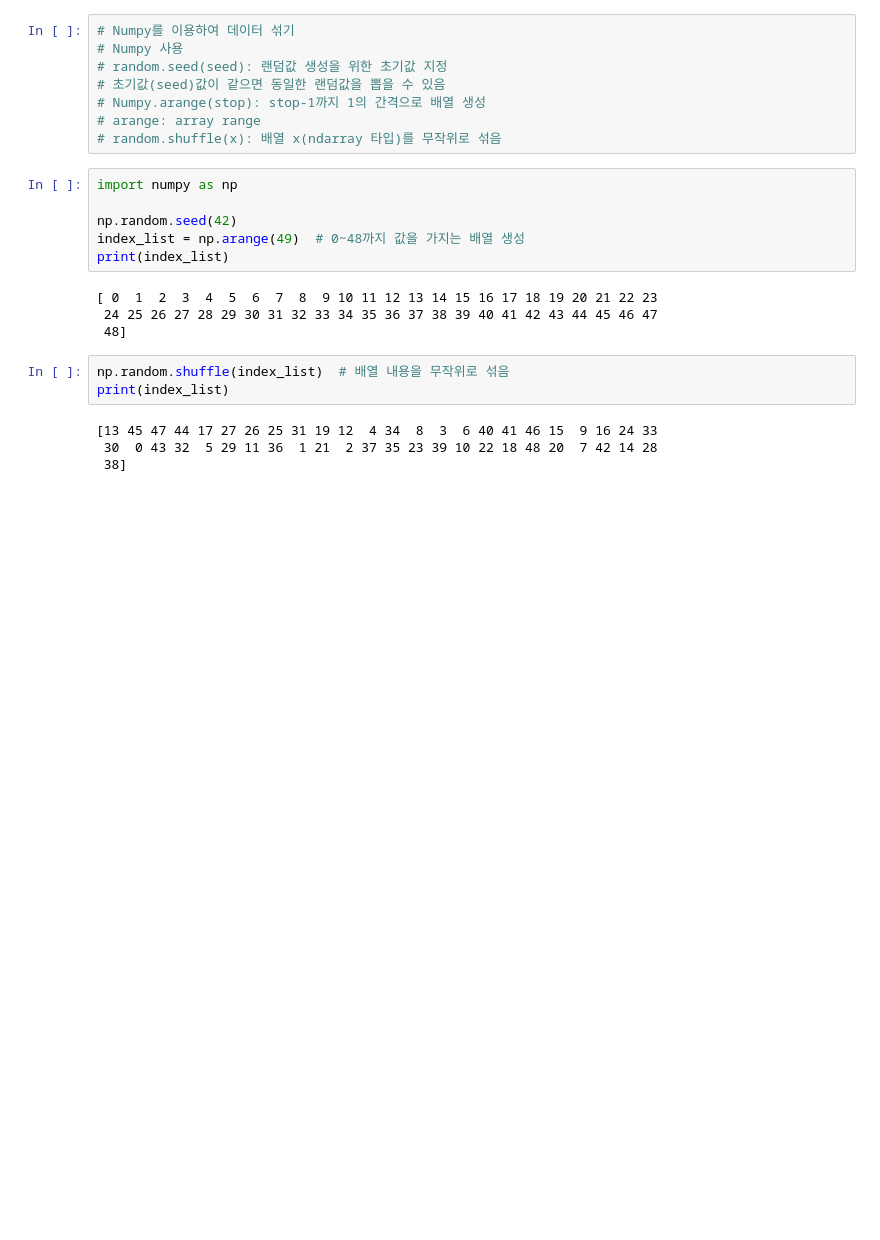
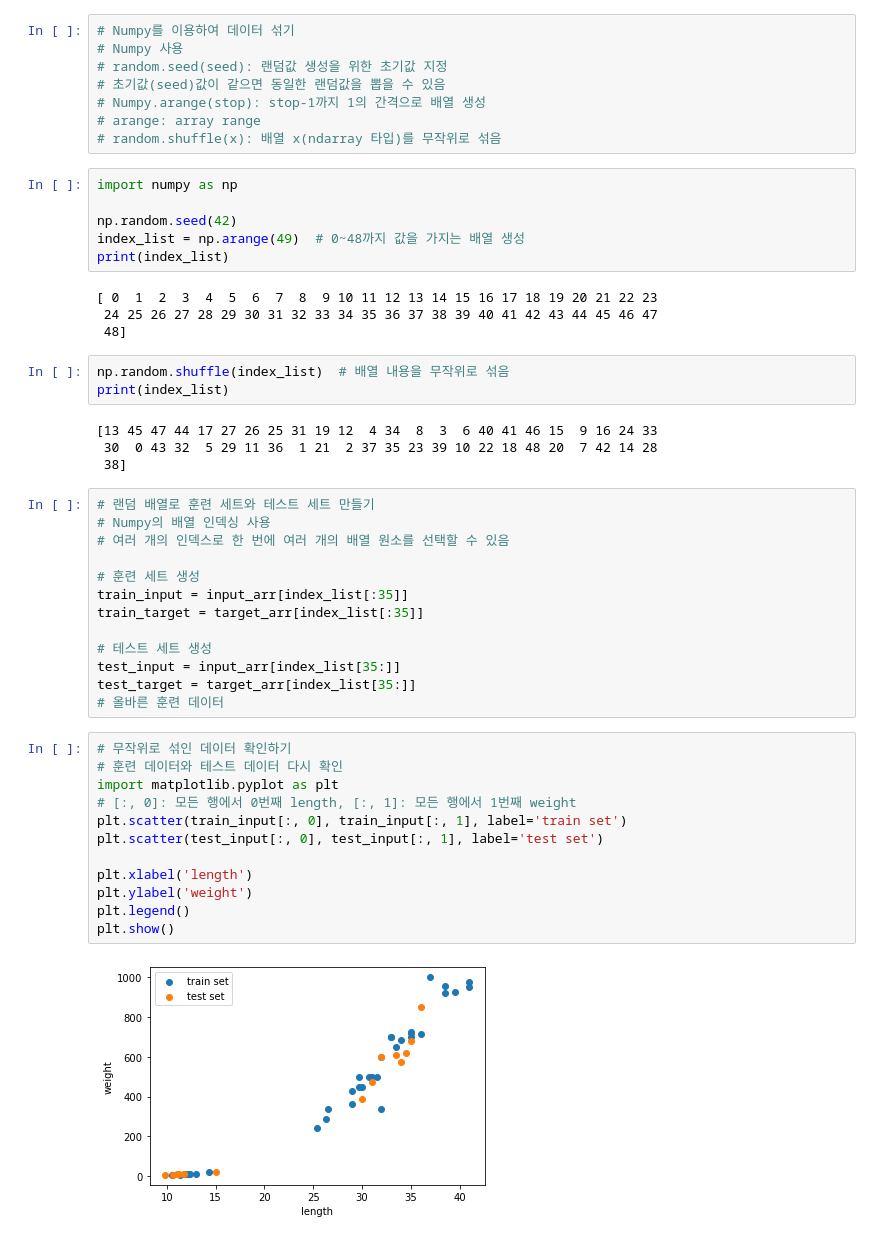
Before and after one commit to doyoung0926/study, a Jupyter notebook: study_machine_0830_2.ipynb, the cells around one changed output. Cells and saved outputs as stored; diff of their text form; blank space fills up the shorter version.

```diff
--- a/study_machine_0830_2.ipynb
+++ b/study_machine_0830_2.ipynb
@@ -158,3 +158,30 @@ print(index_list)
 [13 45 47 44 17 27 26 25 31 19 12  4 34  8  3  6 40 41 46 15  9 16 24 33
  30  0 43 32  5 29 11 36  1 21  2 37 35 23 39 10 22 18 48 20  7 42 14 28
  38]
+# %%
+# 랜덤 배열로 훈련 세트와 테스트 세트 만들기
+# Numpy의 배열 인덱싱 사용
+# 여러 개의 인덱스로 한 번에 여러 개의 배열 원소를 선택할 수 있음
+
+# 훈련 세트 생성
+train_input = input_arr[index_list[:35]]
+train_target = target_arr[index_list[:35]]
+
+# 테스트 세트 생성
+test_input = input_arr[index_list[35:]]
+test_target = target_arr[index_list[35:]]
+# 올바른 훈련 데이터
+# %%
+# 무작위로 섞인 데이터 확인하기
+# 훈련 데이터와 테스트 데이터 다시 확인
+import matplotlib.pyplot as plt
+# [:, 0]: 모든 행에서 0번째 length, [:, 1]: 모든 행에서 1번째 weight
+plt.scatter(train_input[:, 0], train_input[:, 1], label='train set')
+plt.scatter(test_input[:, 0], test_input[:, 1], label='test set')
+
+plt.xlabel('length')
+plt.ylabel('weight')
+plt.legend()
+plt.show()
+# %% [output]
+[figure, added]
```
Also changed, not shown: parts of 36 cells of this notebook, 1 other file.
